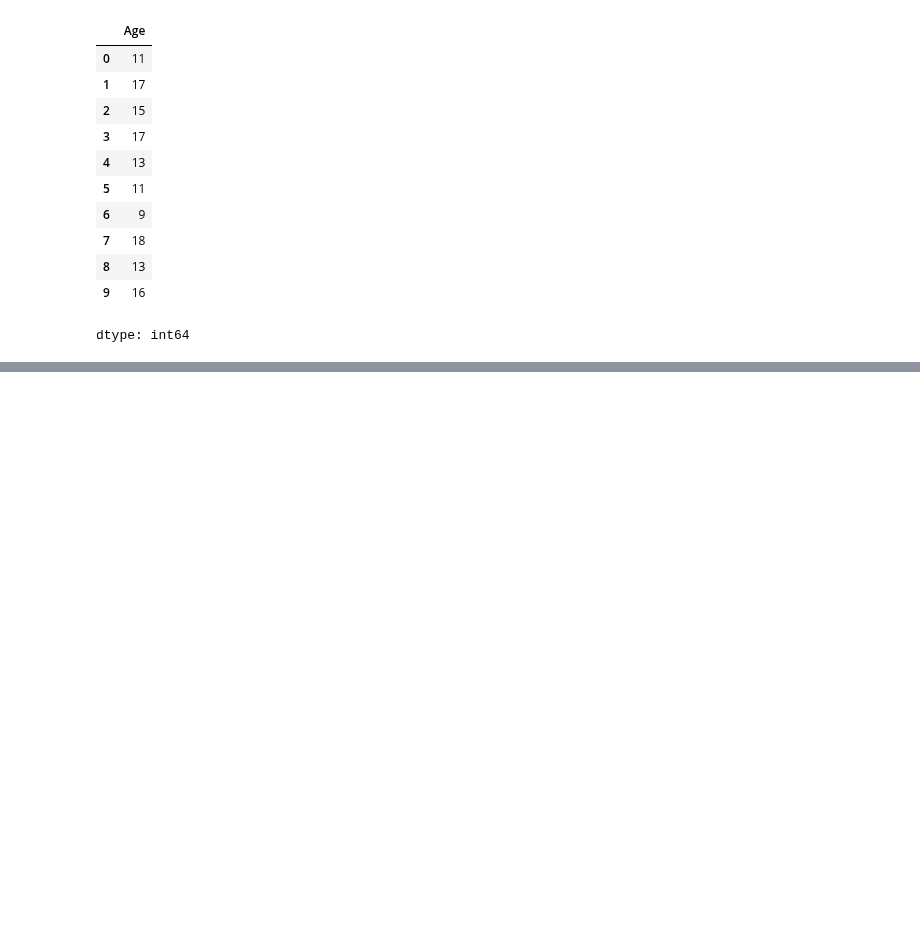
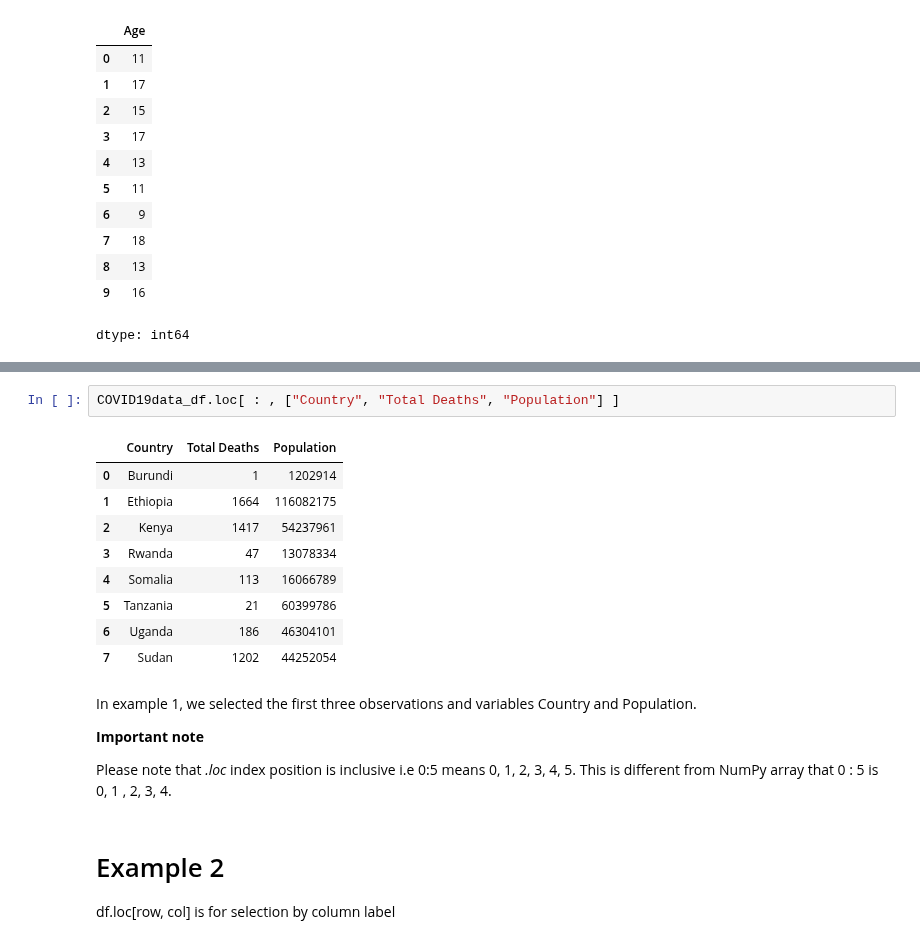
Before and after one commit to Muhammed1978/Amazon-Product-Review-Analysis, a Jupyter notebook: DataAnalysis_Pandas0.ipynb, the cells around one changed output, grey strips where cells are left out. Saved outputs shown, nothing was run; the diff lists cells and outputs as text; blank space fills up the shorter version.

```diff
--- a/DataAnalysis_Pandas0.ipynb
+++ b/DataAnalysis_Pandas0.ipynb
@@ -657,0 +818,22 @@ dtype: int64
+# %%
+COVID19data_df.loc[ : , ["Country", "Total Deaths", "Population"] ]
+# %% [output]
+|  | Country | Total Deaths | Population |
+| 0 | Burundi | 1 | 1202914 |
+| 1 | Ethiopia | 1664 | 116082175 |
+| 2 | Kenya | 1417 | 54237961 |
+| 3 | Rwanda | 47 | 13078334 |
+| 4 | Somalia | 113 | 16066789 |
+| 5 | Tanzania | 21 | 60399786 |
+| 6 | Uganda | 186 | 46304101 |
+| 7 | Sudan | 1202 | 44252054 |
+# %% [markdown]
+In example 1, we selected the first three observations and variables Country and Population.
+
+**Important note**
+
+Please note that *.loc* index position is inclusive i.e 0:5 means 0, 1, 2, 3, 4, 5. This is different from NumPy array that 0 : 5 is 0, 1 , 2, 3, 4.
+# %% [markdown]
+# Example 2
+
+df.loc[row, col] is for selection by column label
```
Also changed, not shown: parts of 21 cells of this notebook.
